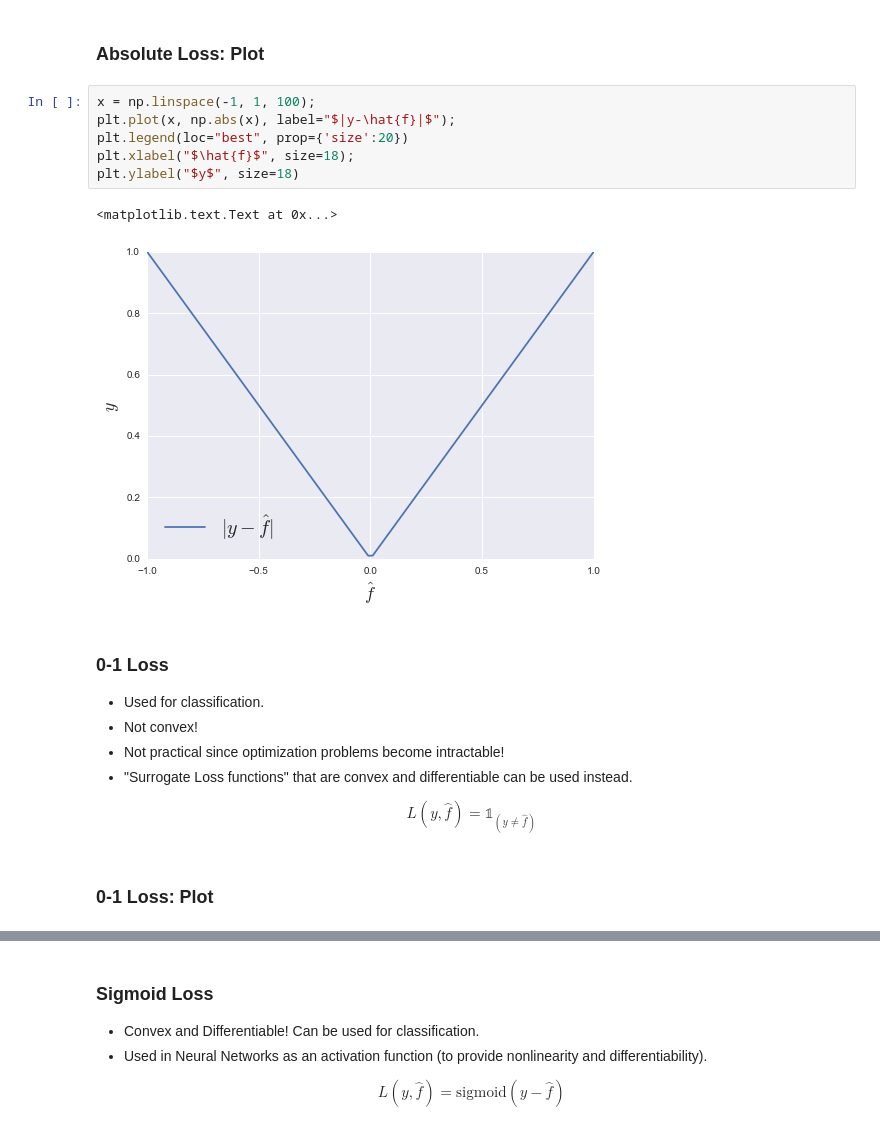
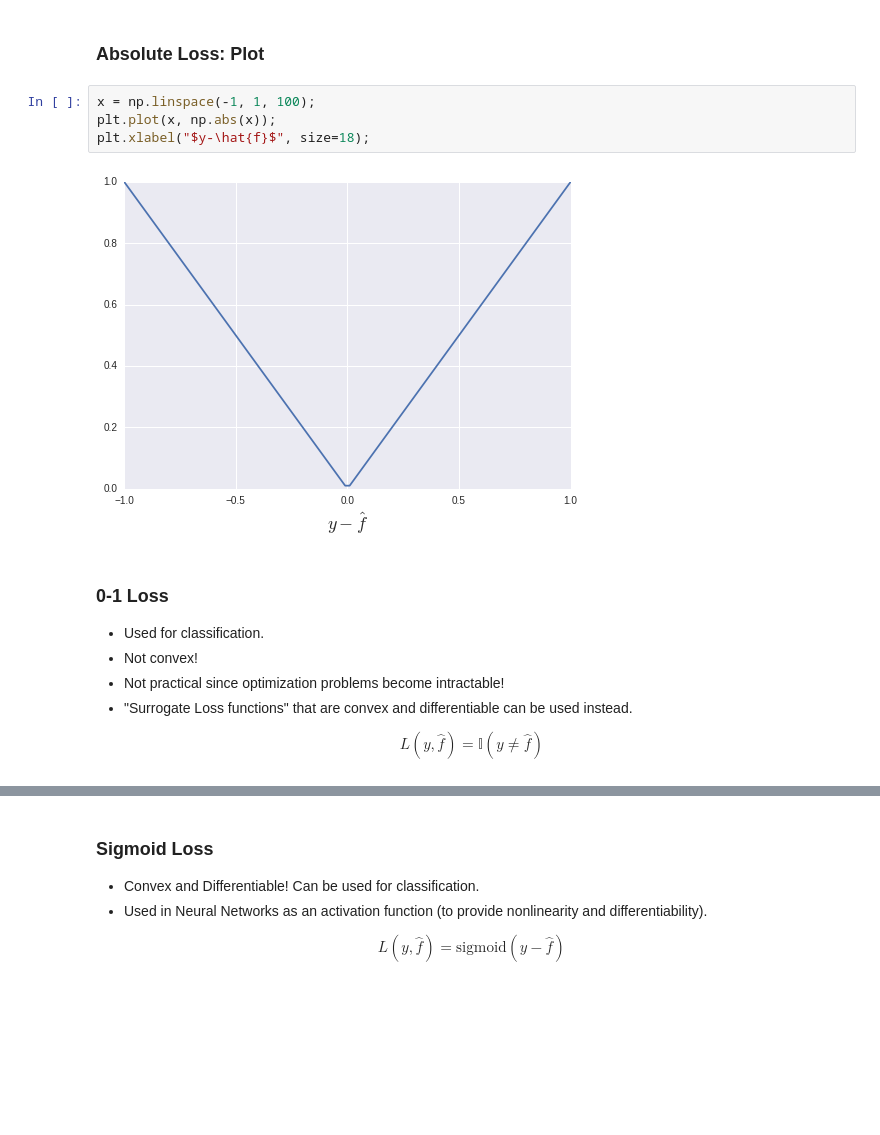
Before and after one commit to thejakeyboy/umich-eecs545-lectures, a Jupyter notebook: lecture12_ml_advice/lecture12_ml_advice.ipynb, the cells around one changed output, grey strips where cells are left out. Saved outputs shown, nothing was run; the diff lists cells and outputs as text; blank space fills up the shorter version.

```diff
--- a/lecture12_ml_advice/lecture12_ml_advice.ipynb
+++ b/lecture12_ml_advice/lecture12_ml_advice.ipynb
@@ -221,13 +218,10 @@ $$
 ### Absolute Loss:  Plot
 # %%
 x = np.linspace(-1, 1, 100);
-plt.plot(x, np.abs(x), label="$|y-\hat{f}|$");
-plt.legend(loc="best", prop={'size':20})
-plt.xlabel("$\hat{f}$", size=18);
-plt.ylabel("$y$", size=18)
+plt.plot(x, np.abs(x));
+plt.xlabel("$y-\hat{f}$", size=18);
 # %% [output]
-<matplotlib.text.Text at 0x...>
-[figure, old version]
+[figure, new version]
 # %% [markdown]
 ### 0-1 Loss
 
@@ -237,7 +231,5 @@ plt.ylabel("$y$", size=18)
   - "Surrogate Loss functions" that are convex and differentiable can be used instead.
 
 $$
-L(y, \hat{f}) = \mathbb{1}_{(y \neq \hat{f})}
+L(y, \hat{f}) = \mathbb{I}(y \neq \hat{f})
 $$
-# %% [markdown]
-### 0-1 Loss: Plot
```
Also changed, not shown: parts of 32 cells of this notebook.
